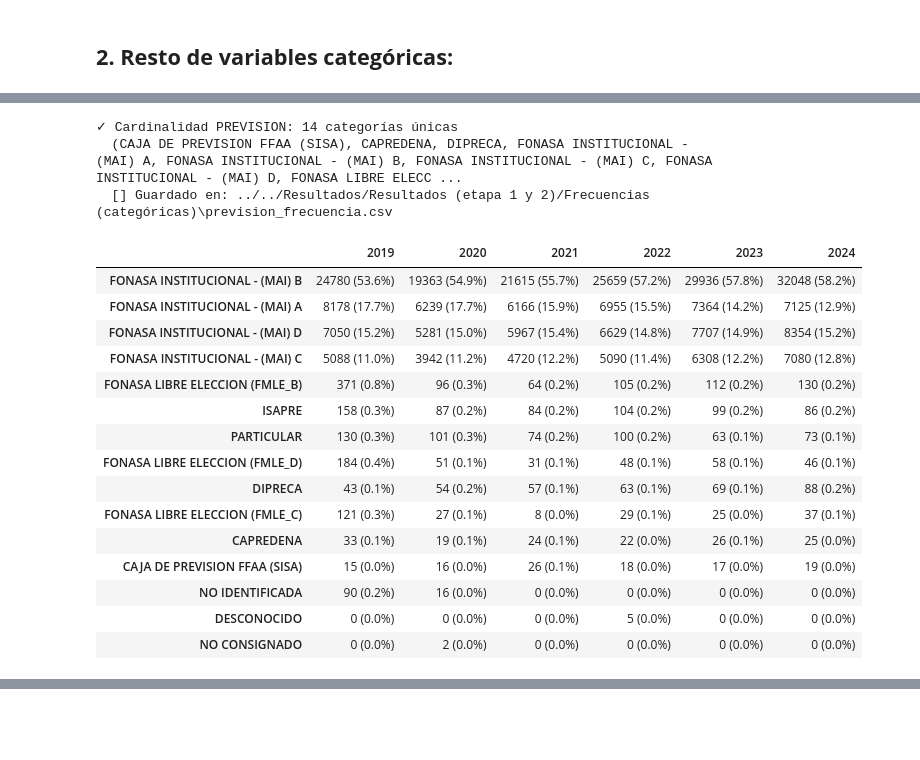
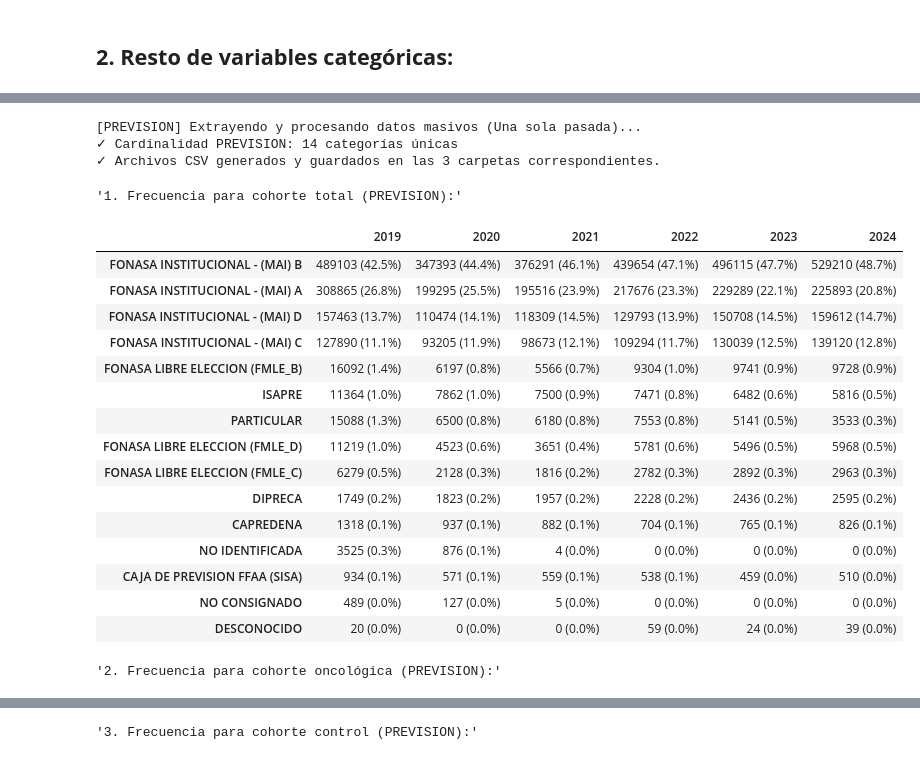
Before and after one commit to BrancoGarciaS/Branco-Garcia-Tesis-, a Jupyter notebook: Notebooks/Etapa 1 y 2 - Comprensión y preparación de los datos/04_analisis_categoricas.ipynb, the cells around one changed output, grey strips where cells are left out. Saved outputs shown, nothing was run; the diff lists cells and outputs as text; code cells hidden in the pictures; blank space fills up the shorter version.

```diff
--- a/Notebooks/Etapa 1 y 2 - Comprensión y preparación de los datos/04_analisis_categoricas.ipynb
+++ b/Notebooks/Etapa 1 y 2 - Comprensión y preparación de los datos/04_analisis_categoricas.ipynb
@@ -15,27 +15,30 @@ Este notebook tiene el fin de analizar la distribución de frecuencias de todas
 
 import pandas as pd
 import os
-import warnings # Para suprimir advertencias durante la carga de datos
+import warnings
+import unicodedata
+import re
+
 # Suprimir advertencias sobre cambios de tipo de dato (dtype)
 warnings.simplefilter(action='ignore', category=pd.errors.DtypeWarning)
 
-# Ruta de datos oncológicos sin procesar
-carpeta = "../../Datos/Datos oncológicos (sin procesar)"
+# Ruta de datos clasificados (que contienen TODA la población y la columna CATEGORIA_CANCER)
+carpeta = "../../Datos/Datos clasificados"
 
 # Lista de archivos a procesar (años 2019-2024)
 archivos = [
-    "GRD_ONCOLOGIA_2019.csv",
-    "GRD_ONCOLOGIA_2020.csv",
-    "GRD_ONCOLOGIA_2021.csv",
-    "GRD_ONCOLOGIA_2022.csv",
-    "GRD_ONCOLOGIA_2023.csv",
-    "GRD_ONCOLOGIA_2024.csv"
+    "GRD_CLASIFICADO_2019.csv",
+    "GRD_CLASIFICADO_2020.csv",
+    "GRD_CLASIFICADO_2021.csv",
+    "GRD_CLASIFICADO_2022.csv",
+    "GRD_CLASIFICADO_2023.csv",
+    "GRD_CLASIFICADO_2024.csv"
 ]
 
-# Mapeo de equivalencias para estandarizar nombres de columnas inconsistentes entre años
+# Mapeo de equivalencias para estandarizar nombres de columnas inconsistentes
 mapa_columnas = {
-    "ï»¿COD_HOSPITAL": "COD_HOSPITAL",       # Corrige corrupción de encoding (BOM UTF-8)
-    "ID_BENEFICIARIO": "CIP_ENCRIPTADO"     # Renombra a estándar de proyecto
+    "ï»¿COD_HOSPITAL": "COD_HOSPITAL",   # Corrige corrupción de encoding (BOM UTF-8)
+    "ID_BENEFICIARIO": "CIP_ENCRIPTADO"  # Renombra a estándar de proyecto
 }
 # %%
 # ============================================================================
@@ -259,3 +224,14 @@ def distribucion_categorica_matriz(carpeta, archivos, mapa_columnas, columna):
+# %%
+def mostrar_resultados(matriz_total, matriz_onco, matriz_control, variable):
+    mensaje_total = f"1. Frecuencia para cohorte total ({variable}):"
+    mensaje_oncologico = f"2. Frecuencia para cohorte oncológica ({variable}):"
+    mensaje_control = f"3. Frecuencia para cohorte control ({variable}):"
+    display(mensaje_total)
+    display(matriz_total)
+    display(mensaje_oncologico)
+    display(matriz_onco)
+    display(mensaje_control)
+    display(matriz_control)
 # %% [markdown]
 ## **1. Variables categóricas objetivo:**
 # %% [markdown]
@@ -434,22 +600,25 @@ distribucion_categorica_matriz(carpeta, archivos, mapa_columnas,"NACIONALIDAD")
 # %%
-distribucion_categorica_matriz(carpeta, archivos, mapa_columnas,"PREVISION")
+total, oncologico, control = distribucion_categorica_matriz(carpeta, archivos, mapa_columnas,"PREVISION")
+mostrar_resultados(total, oncologico, control, "PREVISION")
 # %% [output]
+[PREVISION] Extrayendo y procesando datos masivos (Una sola pasada)...
 ✓ Cardinalidad PREVISION: 14 categorías únicas
-  (CAJA DE PREVISION FFAA (SISA), CAPREDENA, DIPRECA, FONASA INSTITUCIONAL - (MAI) A, FONASA INSTITUCIONAL - (MAI) B, FONASA INSTITUCIONAL - (MAI) C, FONASA INSTITUCIONAL - (MAI) D, FONASA LIBRE ELECC ...
-  [] Guardado en: ../../Resultados/Resultados (etapa 1 y 2)/Frecuencias (categóricas)\prevision_frecuencia.csv
+✓ Archivos CSV generados y guardados en las 3 carpetas correspondientes.
+'1. Frecuencia para cohorte total (PREVISION):'
 |  | 2019 | 2020 | 2021 | 2022 | 2023 | 2024 |
-| FONASA INSTITUCIONAL - (MAI) B | 24780 (53.6%) | 19363 (54.9%) | 21615 (55.7%) | 25659 (57.2%) | 29936 (57.8%) | 32048 (58.2%) |
-| FONASA INSTITUCIONAL - (MAI) A | 8178 (17.7%) | 6239 (17.7%) | 6166 (15.9%) | 6955 (15.5%) | 7364 (14.2%) | 7125 (12.9%) |
-| FONASA INSTITUCIONAL - (MAI) D | 7050 (15.2%) | 5281 (15.0%) | 5967 (15.4%) | 6629 (14.8%) | 7707 (14.9%) | 8354 (15.2%) |
-| FONASA INSTITUCIONAL - (MAI) C | 5088 (11.0%) | 3942 (11.2%) | 4720 (12.2%) | 5090 (11.4%) | 6308 (12.2%) | 7080 (12.8%) |
-| FONASA LIBRE ELECCION (FMLE_B) | 371 (0.8%) | 96 (0.3%) | 64 (0.2%) | 105 (0.2%) | 112 (0.2%) | 130 (0.2%) |
-| ISAPRE | 158 (0.3%) | 87 (0.2%) | 84 (0.2%) | 104 (0.2%) | 99 (0.2%) | 86 (0.2%) |
-| PARTICULAR | 130 (0.3%) | 101 (0.3%) | 74 (0.2%) | 100 (0.2%) | 63 (0.1%) | 73 (0.1%) |
-| FONASA LIBRE ELECCION (FMLE_D) | 184 (0.4%) | 51 (0.1%) | 31 (0.1%) | 48 (0.1%) | 58 (0.1%) | 46 (0.1%) |
-| DIPRECA | 43 (0.1%) | 54 (0.2%) | 57 (0.1%) | 63 (0.1%) | 69 (0.1%) | 88 (0.2%) |
-| FONASA LIBRE ELECCION (FMLE_C) | 121 (0.3%) | 27 (0.1%) | 8 (0.0%) | 29 (0.1%) | 25 (0.0%) | 37 (0.1%) |
-| CAPREDENA | 33 (0.1%) | 19 (0.1%) | 24 (0.1%) | 22 (0.0%) | 26 (0.1%) | 25 (0.0%) |
-| CAJA DE PREVISION FFAA (SISA) | 15 (0.0%) | 16 (0.0%) | 26 (0.1%) | 18 (0.0%) | 17 (0.0%) | 19 (0.0%) |
-| NO IDENTIFICADA | 90 (0.2%) | 16 (0.0%) | 0 (0.0%) | 0 (0.0%) | 0 (0.0%) | 0 (0.0%) |
-| DESCONOCIDO | 0 (0.0%) | 0 (0.0%) | 0 (0.0%) | 5 (0.0%) | 0 (0.0%) | 0 (0.0%) |
-| NO CONSIGNADO | 0 (0.0%) | 2 (0.0%) | 0 (0.0%) | 0 (0.0%) | 0 (0.0%) | 0 (0.0%) |
+| FONASA INSTITUCIONAL - (MAI) B | 489103 (42.5%) | 347393 (44.4%) | 376291 (46.1%) | 439654 (47.1%) | 496115 (47.7%) | 529210 (48.7%) |
+| FONASA INSTITUCIONAL - (MAI) A | 308865 (26.8%) | 199295 (25.5%) | 195516 (23.9%) | 217676 (23.3%) | 229289 (22.1%) | 225893 (20.8%) |
+| FONASA INSTITUCIONAL - (MAI) D | 157463 (13.7%) | 110474 (14.1%) | 118309 (14.5%) | 129793 (13.9%) | 150708 (14.5%) | 159612 (14.7%) |
+| FONASA INSTITUCIONAL - (MAI) C | 127890 (11.1%) | 93205 (11.9%) | 98673 (12.1%) | 109294 (11.7%) | 130039 (12.5%) | 139120 (12.8%) |
+| FONASA LIBRE ELECCION (FMLE_B) | 16092 (1.4%) | 6197 (0.8%) | 5566 (0.7%) | 9304 (1.0%) | 9741 (0.9%) | 9728 (0.9%) |
+| ISAPRE | 11364 (1.0%) | 7862 (1.0%) | 7500 (0.9%) | 7471 (0.8%) | 6482 (0.6%) | 5816 (0.5%) |
+| PARTICULAR | 15088 (1.3%) | 6500 (0.8%) | 6180 (0.8%) | 7553 (0.8%) | 5141 (0.5%) | 3533 (0.3%) |
+| FONASA LIBRE ELECCION (FMLE_D) | 11219 (1.0%) | 4523 (0.6%) | 3651 (0.4%) | 5781 (0.6%) | 5496 (0.5%) | 5968 (0.5%) |
+| FONASA LIBRE ELECCION (FMLE_C) | 6279 (0.5%) | 2128 (0.3%) | 1816 (0.2%) | 2782 (0.3%) | 2892 (0.3%) | 2963 (0.3%) |
+| DIPRECA | 1749 (0.2%) | 1823 (0.2%) | 1957 (0.2%) | 2228 (0.2%) | 2436 (0.2%) | 2595 (0.2%) |
+| CAPREDENA | 1318 (0.1%) | 937 (0.1%) | 882 (0.1%) | 704 (0.1%) | 765 (0.1%) | 826 (0.1%) |
+| NO IDENTIFICADA | 3525 (0.3%) | 876 (0.1%) | 4 (0.0%) | 0 (0.0%) | 0 (0.0%) | 0 (0.0%) |
+| CAJA DE PREVISION FFAA (SISA) | 934 (0.1%) | 571 (0.1%) | 559 (0.1%) | 538 (0.1%) | 459 (0.0%) | 510 (0.0%) |
+| NO CONSIGNADO | 489 (0.0%) | 127 (0.0%) | 5 (0.0%) | 0 (0.0%) | 0 (0.0%) | 0 (0.0%) |
+| DESCONOCIDO | 20 (0.0%) | 0 (0.0%) | 0 (0.0%) | 59 (0.0%) | 24 (0.0%) | 39 (0.0%) |
+'2. Frecuencia para cohorte oncológica (PREVISION):'
@@ -455,0 +641 @@ distribucion_categorica_matriz(carpeta, archivos, mapa_columnas,"PREVISION")
+'3. Frecuencia para cohorte control (PREVISION):'
```
Also changed, not shown: parts of 56 cells of this notebook, 15 other files.
